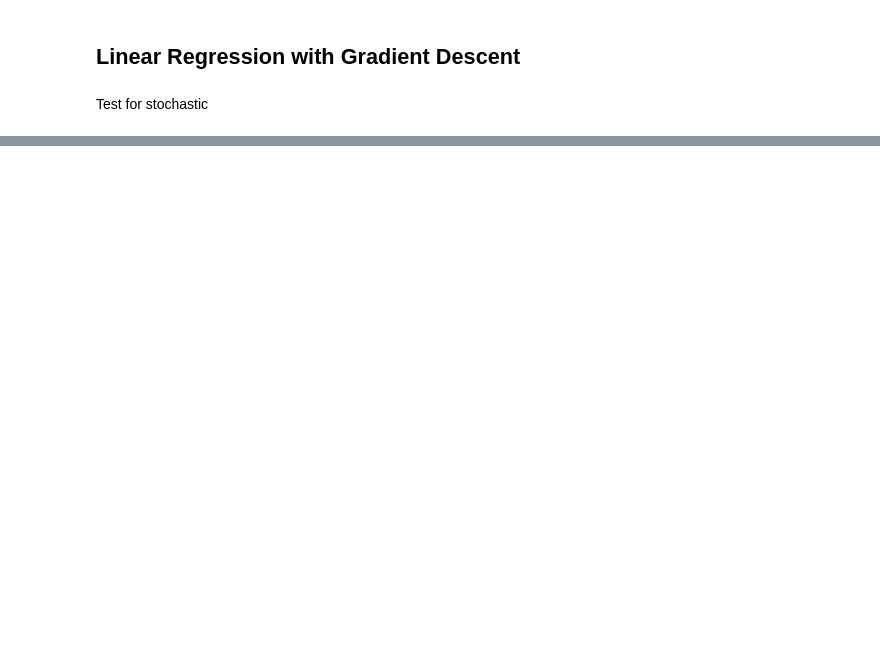
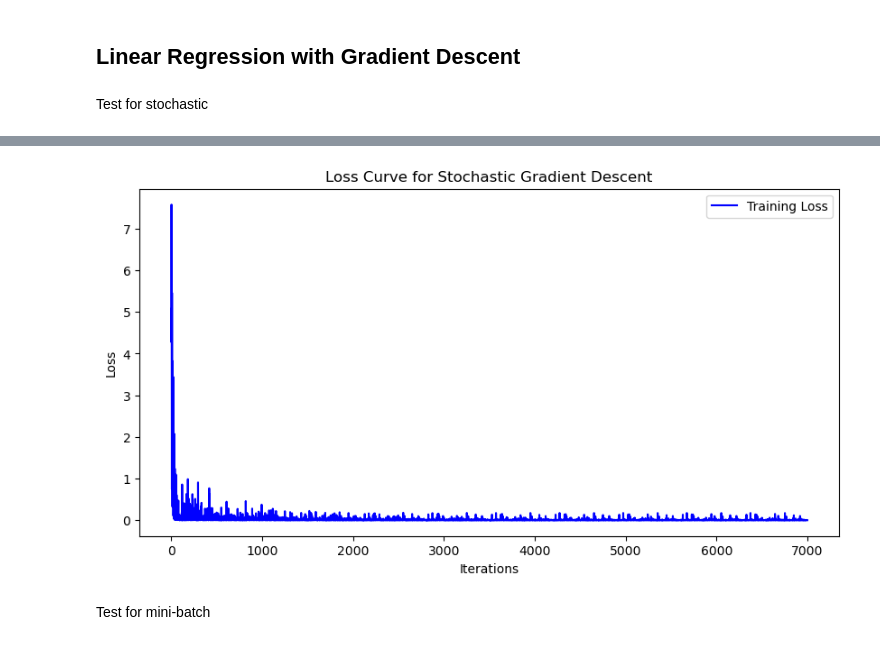
Before and after one commit to anshium/smai-assignment-1, a Jupyter notebook: Question_1/q1.ipynb, the cells around one changed output, grey strips where cells are left out. Saved outputs shown, nothing was run; the diff lists cells and outputs as text; code cells hidden in the pictures; blank space fills up the shorter version.

Commit message:
feat: stochastic and mini-batch gd

```diff
--- a/Question_1/q1.ipynb
+++ b/Question_1/q1.ipynb
@@ -332,0 +381,6 @@ plot_results("Stochastic Gradient Descent", training_losses_sgd, validation_loss
+# %%
+plot_full("Stochastic Gradient Descent", training_losses_sgd)
+# %% [output]
+[figure, added]
+# %% [markdown]
+Test for mini-batch
```
Also changed, not shown: parts of 13 cells of this notebook, 5 other files.
